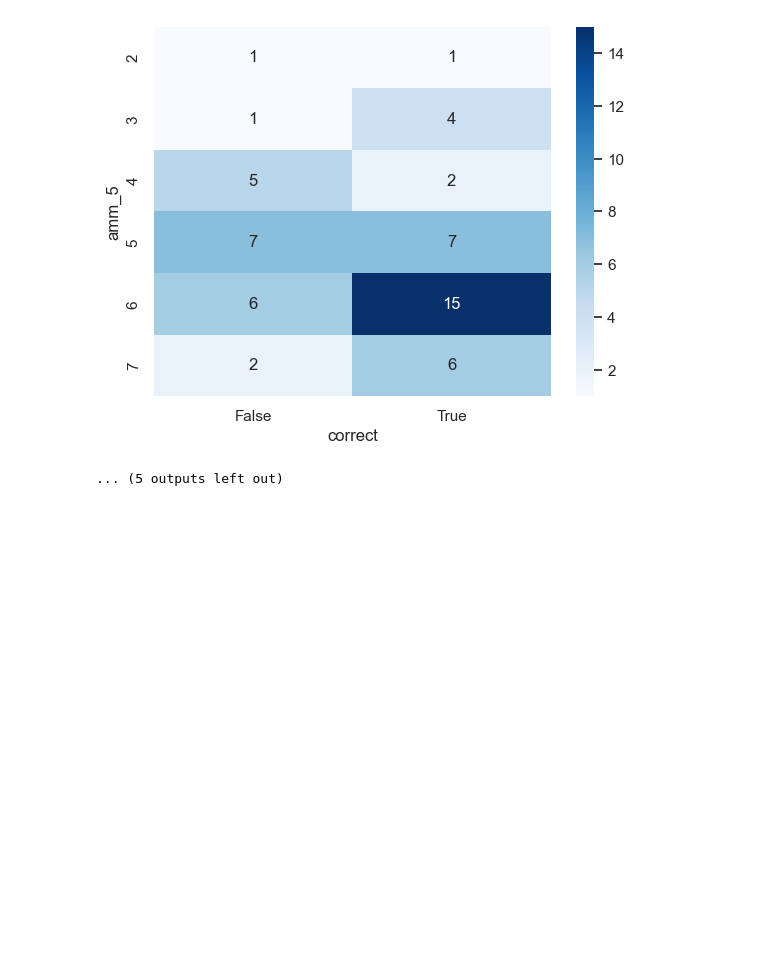
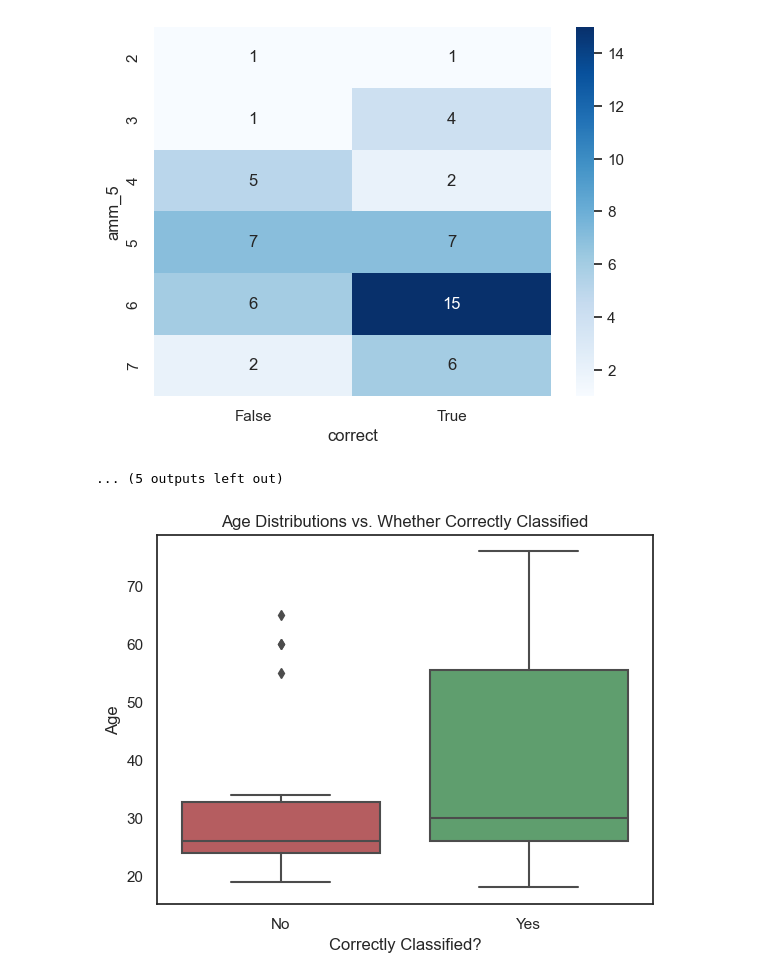
Before and after one commit to duncan-ross/cv-fall-risk-predictions, a Jupyter notebook: src/posthoc-analysis.ipynb, the cells around one changed output. Cells and saved outputs as stored; diff of their text form; code cells hidden in the pictures; blank space fills up the shorter version.

Commit message:
plots

```diff
--- a/src/posthoc-analysis.ipynb
+++ b/src/posthoc-analysis.ipynb
@@ -69,3 +69,18 @@ for feature, plot_type in feature_plots.items():
 [figure]
 [figure]
 ... (5 outputs left out)
+# %%
+sns.set_theme(palette=sns.color_palette("deep")[2:4][::-1], style="white")
+merged_results["Correctly Classified?"] = [
+    "Yes" if res else "No" for res in merged_results.correct
+]
+# %%
+# Age Plot
+sns.boxplot(merged_results, x="Correctly Classified?", y="Age")
+plt.xlabel("Correctly Classified?")
+plt.ylabel("Age")
+plt.title("Age Distributions vs. Whether Correctly Classified")
+plt.savefig("../visuals/age-plot.png", dpi=300, bbox_inches="tight")
+plt.show()
+# %% [output]
+[figure, added]
```
Also changed, not shown: parts of 2 cells of this notebook, 2 other files.
